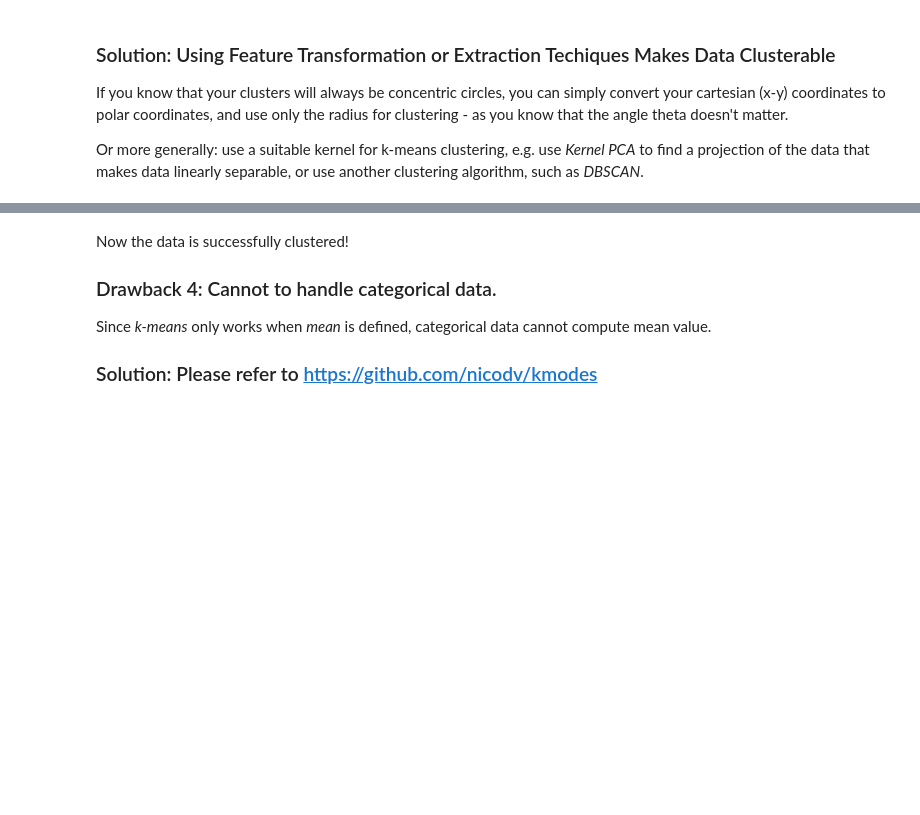
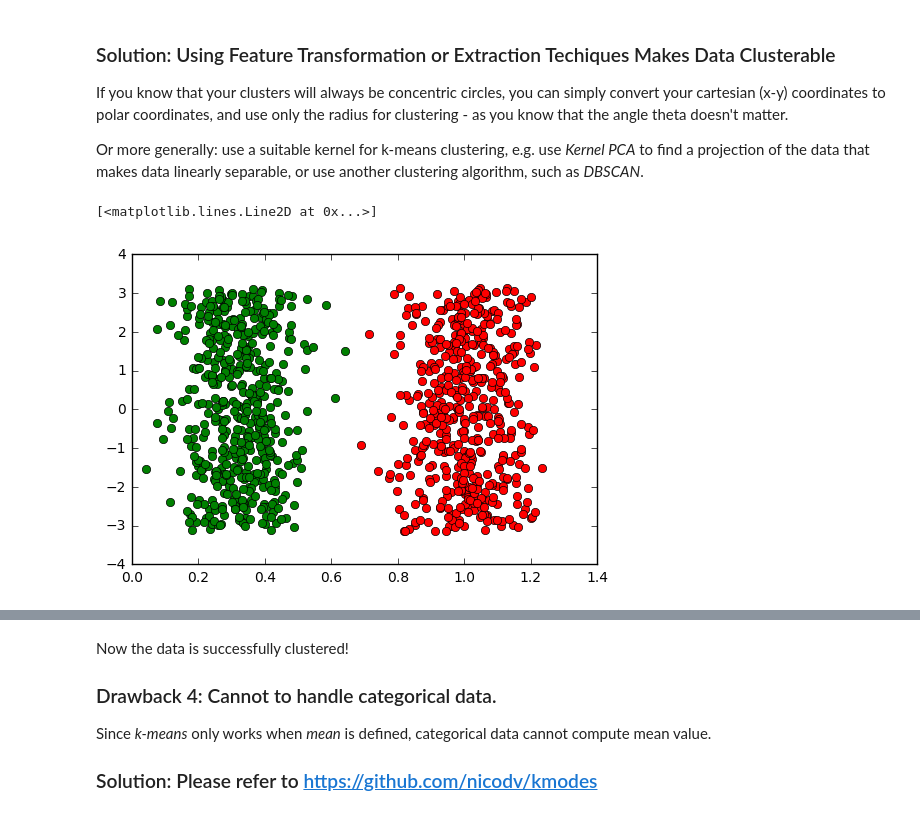
Before and after one commit to howardyclo/kmeans-dbscan-tutorial, a Jupyter notebook: tutorial_and_labs/clustering-tutorial.ipynb, the cells around one changed output, grey strips where cells are left out. Drawn from its saved outputs; the diff is of its cells as text; code cells hidden in the pictures; blank space fills up the shorter version.

```diff
--- a/tutorial_and_labs/clustering-tutorial.ipynb
+++ b/tutorial_and_labs/clustering-tutorial.ipynb
@@ -465,3 +465,17 @@ Mean Silhouette score: 0.293749231835
 If you know that your clusters will always be concentric circles, you can simply convert your cartesian (x-y) coordinates to polar coordinates, and use only the radius for clustering - as you know that the angle theta doesn't matter.
 
 Or more generally: use a suitable kernel for k-means clustering, e.g. use *Kernel PCA* to find a projection of the data that makes data linearly separable, or use another clustering algorithm, such as *DBSCAN*.
+# %%
+def cart2pol(x, y):
+    radius = np.sqrt(x**2 + y**2)
+    theta = np.arctan2(y, x)
+    return radius, theta
+
+X_transformed = np.zeros_like(X)
+X_transformed[:,0], X_transformed[:,1] = cart2pol(X[:,0], X[:,1])
+
+plt.plot(X_transformed[y == 0, 0], X_transformed[y == 0, 1], 'ro')
+plt.plot(X_transformed[y == 1, 0], X_transformed[y == 1, 1], 'go')
+# %% [output]
+[<matplotlib.lines.Line2D at 0x...>]
+[figure, added]
```
Also changed, not shown: parts of 6 cells of this notebook, 4 other files.
